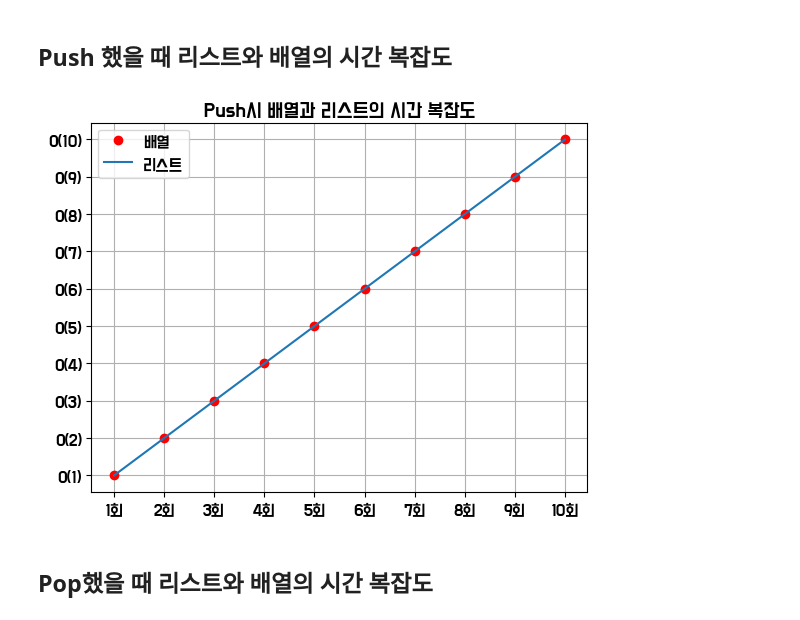
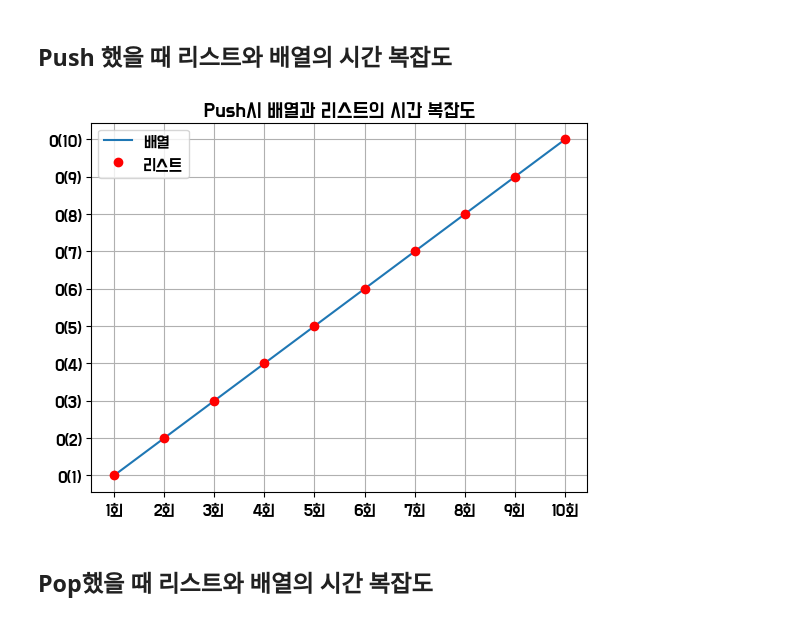
Before and after one commit to 2355009/ListvsArray, a Jupyter notebook: 포트폴리오.ipynb, the cells around one changed output. Cells and saved outputs as stored; diff of their text form; code cells hidden in the pictures.

```diff
--- a/포트폴리오.ipynb
+++ b/포트폴리오.ipynb
@@ -43,22 +43,22 @@ plt.show()
 # %%
 import pandas as pd
 import matplotlib.pylab as plt
 import matplotlib.font_manager as fm
 
 plt.rcParams['font.family']=fm.FontProperties(fname='C:\\Users\\user\\AppData\\Local\\Microsoft\\Windows\\Fonts\\BMDOHYEON_ttf.ttf').get_name()
 
 
 df=pd.read_csv("push.csv",encoding='euc-kr',index_col=0)
 plt.title("Push시 배열과 리스트의 시간 복잡도")
-plt.plot(df.index,df["배열"],'ro',label="배열")
-plt.plot(df.index,df["리스트"],label="리스트")
+plt.plot(df.index,df["배열"],label="배열")
+plt.plot(df.index,df["리스트"],'ro',label="리스트")
 plt.xticks(range(1,len(df)+1), [str(count)+"회" for count in range(1,len(df)+1)])
 plt.yticks(range(1,len(df)+1),["O("+str(num)+")" for num in range(1,len(df)+1)])
 plt.legend()
 plt.grid()
 plt.show()
 # %% [output]
-[figure, old version]
+[figure, new version]
 # %% [markdown]
 <h2>Pop했을 때 리스트와 배열의 시간 복잡도
 # %%
```
